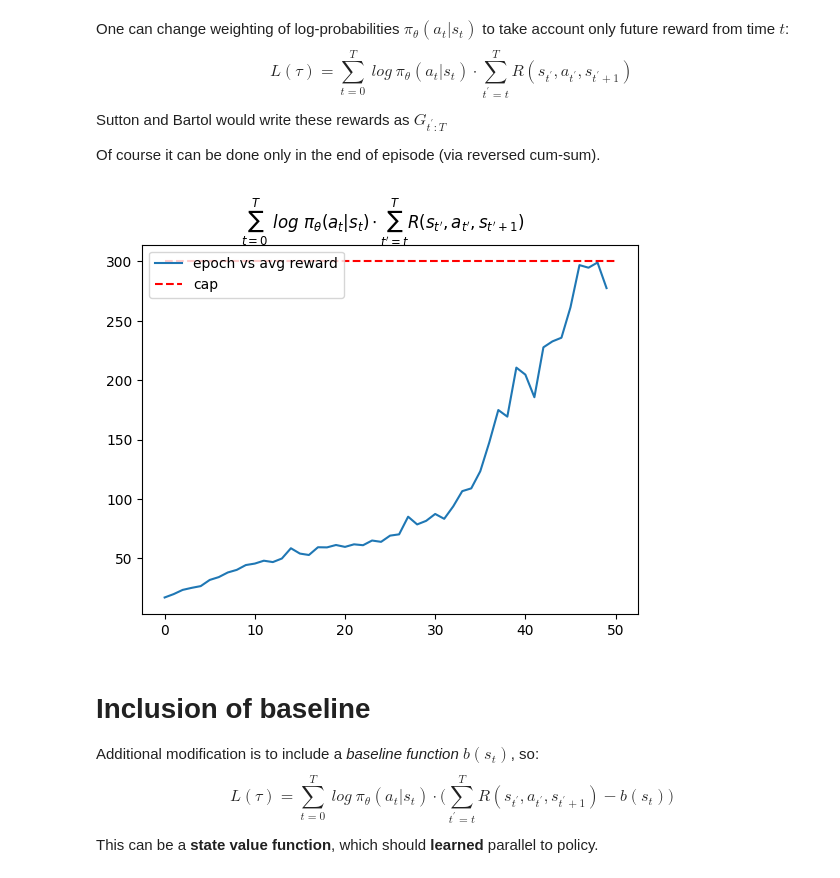
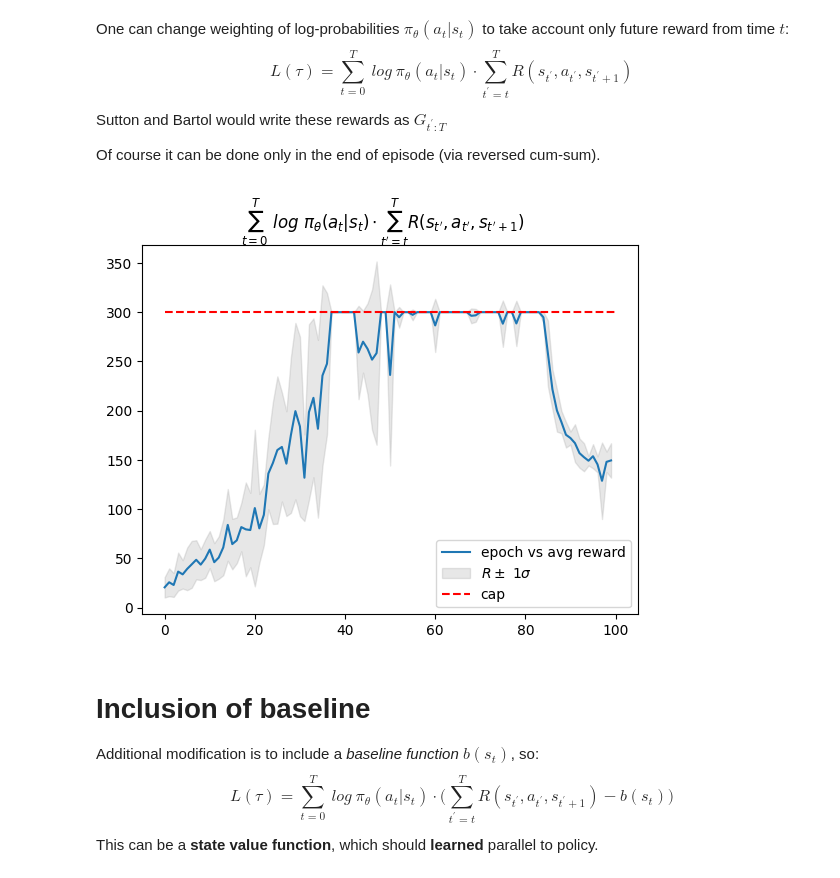
Before and after one commit to ajegorovs/aj_python_tool_lib, a Jupyter notebook: data_processing/neural_networks/DEEP_RL_Deep_Reinfocement_Learning/01_Simplest_Policy_Gradient_Implementations.ipynb, the cells around one changed output. Saved outputs shown, nothing was run; the diff lists cells and outputs as text; code cells hidden in the pictures.

```diff
--- a/data_processing/neural_networks/DEEP_RL_Deep_Reinfocement_Learning/01_Simplest_Policy_Gradient_Implementations.ipynb
+++ b/data_processing/neural_networks/DEEP_RL_Deep_Reinfocement_Learning/01_Simplest_Policy_Gradient_Implementations.ipynb
@@ -63,8 +67,10 @@ which can be maximized using other variation of gradient as-/descent.
 
 Maybe initial episodes are too short so OpenAi's 'spinningup' offers to __batch many episodes start-to-back__ before doing grad update
 # %%
-env_CP      = env_info('CartPole-v1')
+env_CP      = env_info('CartPole-v1',device=device)
 num_obs     = env_CP.env.observation_space.shape[0]
 num_acts    = env_CP.env.action_space.n
-env_CP_policy   = policy(   num_obs, num_acts   , [32])
-progress        = []
+env_CP_policy = policy(   num_obs, num_acts   , [32])
+env_CP_policy.to(device)
+progress    = []
+progress_std= []
@@ -123,14 +119,13 @@ env = gym.make("CartPole-v1", render_mode="human")
 observation, info = env.reset(seed=82)
 
 for _ in tqdm(range(n)):
-    action = env_CP_policy.get_action(obs)
+    action = env_CP_policy.get_action(observation)
     observation,reward, terminated, truncated, info = env.step(action)
     #print("info : ",info);
 
     if terminated or truncated:
         observation, info = env.reset()
         break
-
 env.close()
 # %% [markdown]
 ## Replace cumulative reward for eachs tep with 'rewards 2 go'
@@ -141,5 +136,7 @@ Sutton and Bartol would write these rewards as $G_{t^\prime:T}$
 
 Of course it can be done only in the end of episode (via reversed cum-sum).
 # %%
+env_CP          = env_info('CartPole-v1',device=device)
 env_CP_policy   = policy(   num_obs, num_acts   , [32])
+env_CP_policy.to(device)
 progress        = []
@@ -183,10 +143,38 @@ for _ in tq_iter:
+# %%
+batch_size = 1000
+tq_iter = tqdm(range(50))
+std_steps, avg_steps = 0, 0
+tq_prms     = {'std_steps':std_steps,'avg_steps':avg_steps,'evals':env_CP.env_iters}
+reward_cap  = 300
+advantage   = 'r2g'
+for _ in tq_iter:
+    batch_times = env_CP.play_batch(env_CP_policy,batch_size,reward_cap,advantage,(tq_iter,tq_prms))
+    # calc update
+    env_CP_policy.optimizer.zero_grad()
+    log_probs = env_CP_policy.log_prob(env_CP.batch_states,env_CP.batch_actions)
+
+    output = -log_probs*env_CP.batch_rewards
+    output = output.mean()
+    output.backward()
+    env_CP_policy.optimizer.step()
+    # reports
+    std_steps, avg_steps = torch.std_mean(batch_times)
+    std_steps, avg_steps = std_steps.item(), avg_steps.item()
+    tq_prms = {'std_steps':std_steps,'avg_steps':avg_steps,'evals':env_CP.env_iters}
+    tq_iter.set_postfix(**tq_prms)
+    progress.append(avg_steps)
+    progress_std.append(std_steps)
 # %%
-plt.plot(progress, label='epoch vs avg reward')    ;
-plt.hlines(300, 0, len(progress), linestyles='--', label='cap', colors= 'r')
+x = torch.arange(len(progress))
+y1 = torch.tensor(progress)
+y2 = torch.tensor(progress_std)
+plt.plot(x,y1, label='epoch vs avg reward')    ;
+plt.fill_between(x, y1 - y2, y1 + y2, color='#888888', alpha=0.2, label='$R\pm$ 1$\sigma$')
+plt.hlines(reward_cap, 0, len(progress), linestyles='--', label='cap', colors= 'r')
 plt.legend()
 plt.suptitle(r'$\sum_{t=0}^{T} \ log  \ \pi_\theta(a_t|s_t) \cdot \sum_{t^\prime = t}^T R(s_{t^\prime}, a_{t^\prime}, s_{t^\prime +1})$');
 # %% [output]
-[figure, old version]
+[figure, new version]
 # %% [markdown]
 # Inclusion of baseline
 Additional modification is to include a _baseline function_ $b(s_t)$, so:
```
Also changed, not shown: parts of 10 cells of this notebook, 4 other files.
